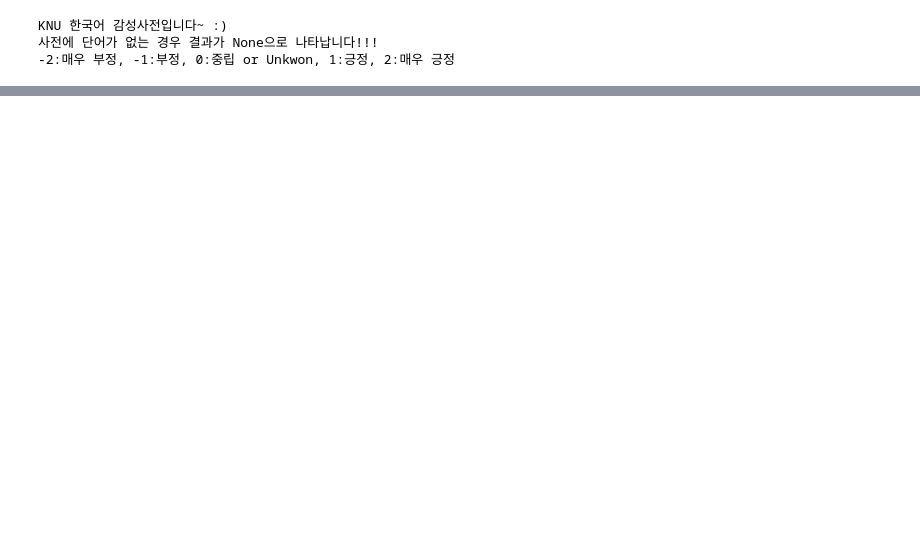
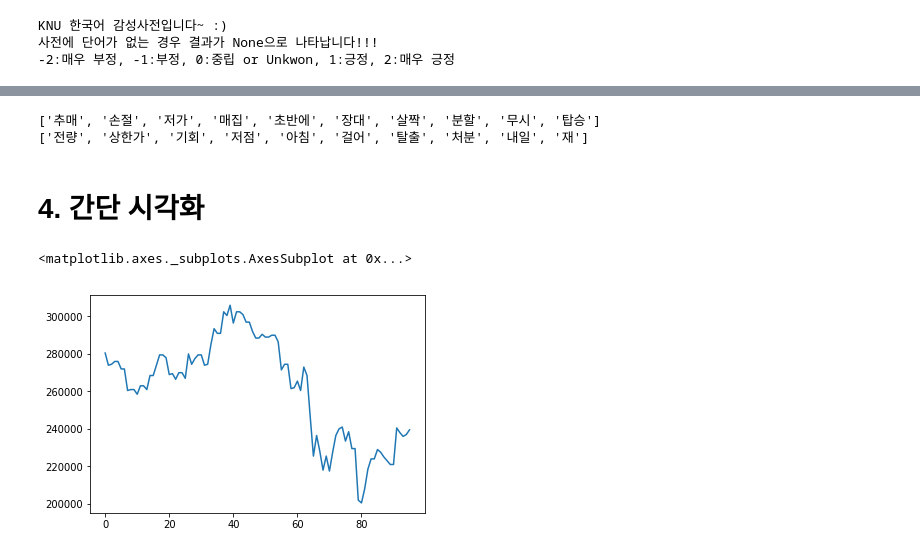
Before and after one commit to kyu90/SentimentalAnalysis, a Jupyter notebook: finance.ipynb, the cells around one changed output, grey strips where cells are left out. Drawn from its saved outputs; the diff is of its cells as text; code cells hidden in the pictures; blank space fills up the shorter version.

```diff
--- a/finance.ipynb
+++ b/finance.ipynb
@@ -169,0 +310,18 @@ date
+# %%
+pos_words, neg_words = exect_sim_words(cohesiontokenizer, "매수", "매도", 11)
+print(pos_words)
+print(neg_words)
+# %% [output]
+['추매', '손절', '저가', '매집', '초반에', '장대', '살짝', '분할', '무시', '탑승']
+['전량', '상한가', '기회', '저점', '아침', '걸어', '탈출', '처분', '내일', '재']
+# %% [markdown]
+# 4. 간단 시각화
+# %%
+import FinanceDataReader as fdr
+
+sel = fdr.DataReader('068270', '2018.08.05') # 셀트리온, 2018.08.05~현재
+sel = sel.reset_index()
+sel['Close'].plot()
+# %% [output]
+<matplotlib.axes._subplots.AxesSubplot at 0x...>
+[figure, added]
```
Also changed, not shown: parts of 57 cells of this notebook.
